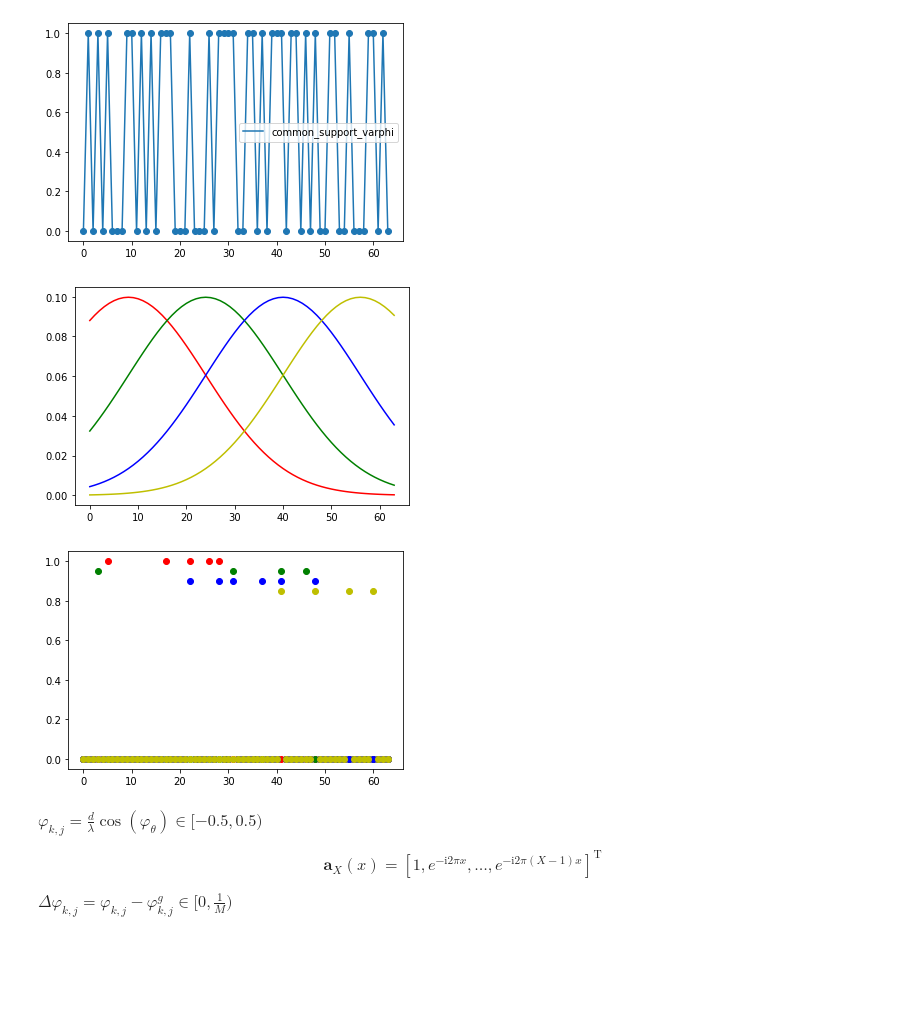
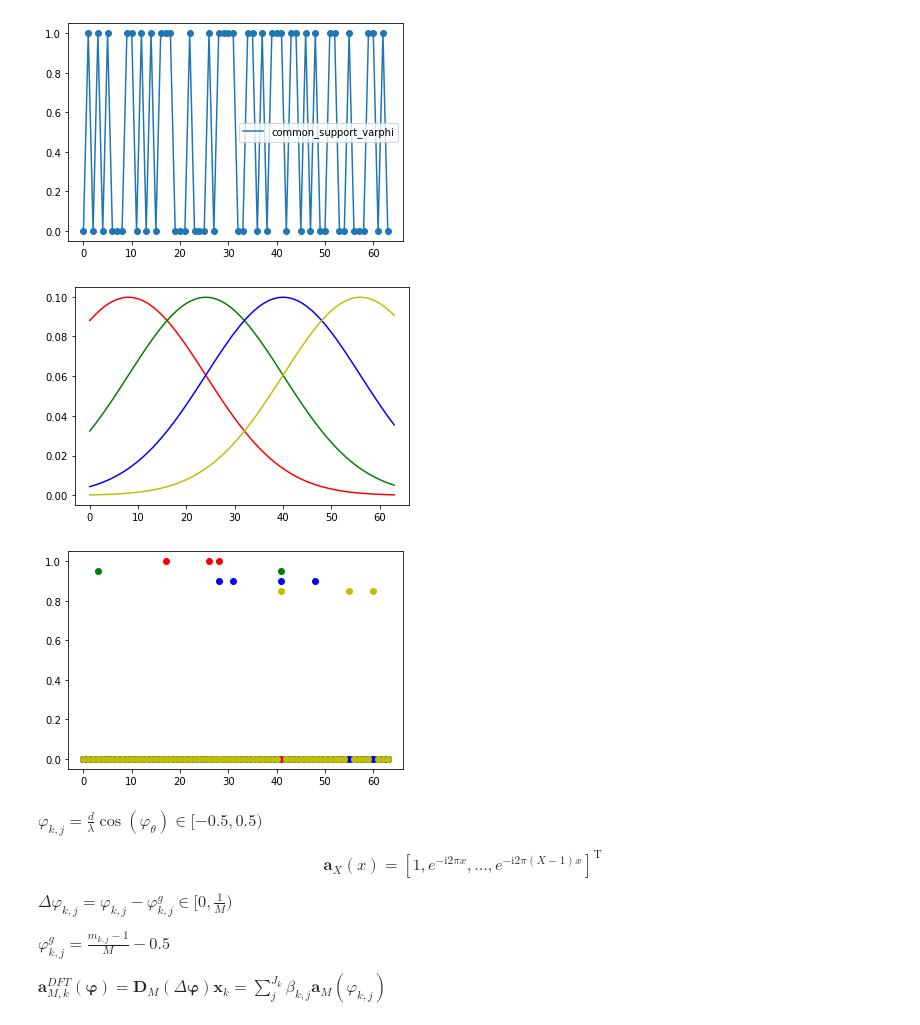
Before and after one commit to Brook1711/RIS-Angular-Domain, a Jupyter notebook: code_main/Alg.ipynb, the cells around one changed output. Cells and saved outputs as stored; diff of their text form; code cells hidden in the pictures; blank space fills up the shorter version.

```diff
--- a/code_main/Alg.ipynb
+++ b/code_main/Alg.ipynb
@@ -46,38 +46,38 @@ plt.legend(['common_support_varphi'])
 np.random.seed(3)
 color_list = ['r', 'g', 'b', 'y']
 sigma = 4
-less_likely_to_appear = 3
+less_likely_to_appear = 5
 
 
 # generate individual AoAs support
 def pdf_for_all_user(user_index, K = 4, M = 64, sigma = 6):
     x = np.linspace(0,M-1,M)
     mu = int(user_index*(M/K)+0.5*M/K)
     return 1/(np.power(2*np.pi*np.power(sigma,2), 0.5)) * np.exp(-0.5 * np.power((x-mu)/np.power(sigma,2),2))
 
 conditinal_pdf_list = [pdf_for_all_user(k,K,M,sigma=sigma) for k in range(K)]
 for k in range(K):
     plt.plot(range(M), conditinal_pdf_list[k], color_list[k])
 
 # initialization for all users' channel support
 channel_support_for_all_users = np.array([[0 for m in range(M)] for k in range(K)] )
 
 for k in range(K):
     for m in range(M):
         if common_support_varphi[m] == 1:
             maxi = np.max(conditinal_pdf_list[k])*less_likely_to_appear
             if np.random.uniform(0,maxi,K*M)[m+k*m] < conditinal_pdf_list[k][m]:
                 channel_support_for_all_users[k][m] = 1
             else:
                 channel_support_for_all_users[k][m] = 0
 
 plt.figure(2)
 for k in range(K):
     plt.scatter(np.array(range(M)), channel_support_for_all_users[k] * (1-0.05*k), color=color_list[k])
     # plt.plot(np.array(range(M)), channel_support_for_all_users[k] * (k+1)/K, color=color_list[k])
 # %% [output]
 [figure]
-[figure, old version]
+[figure, new version]
 # %% [markdown]
 $\varphi_{k,j} = \frac{d}{\lambda}\operatorname{cos}(\varphi_{\theta}) \in [-0.5, 0.5)$
 
@@ -86,3 +86,7 @@ $$
 $$
 
 $\Delta \varphi_{k,j}=\varphi_{k,j} -\varphi_{k,j}^g \in [0,\frac{1}{M})$
+
+$\varphi_{k,j}^g = \frac{m_{k,j}-1}{M}-0.5$
+
+$\mathbf{a}_{M,k}^{D F T}(\boldsymbol{\varphi})=\mathbf{D}_{M}(\Delta \boldsymbol{\varphi}) \boldsymbol{x}_k = \sum_{j}^{J_k} \beta_{k,j} {\mathbf a}_M(\varphi_{k,j})$
```
Also changed, not shown: parts of 5 cells of this notebook, 2 other files.
